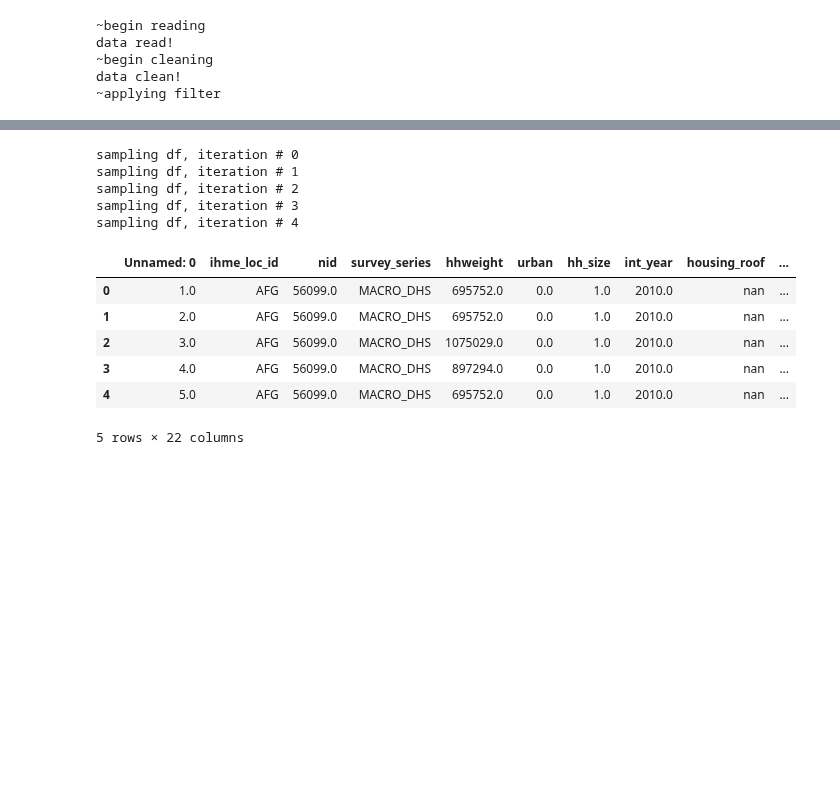
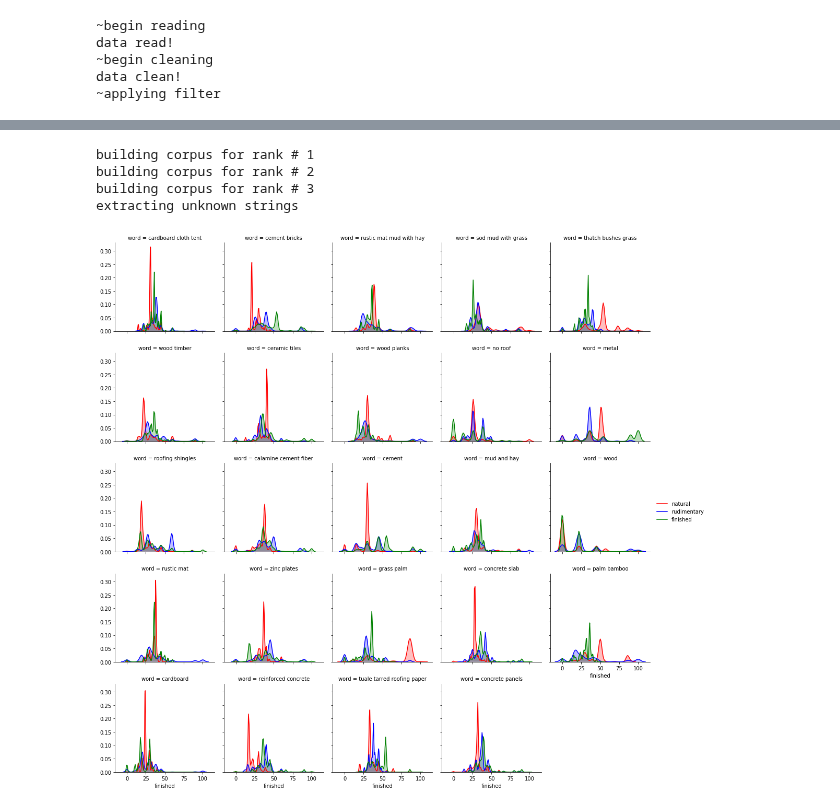
Before and after one commit to rfcai/hpc-housing-quality, a Jupyter notebook: hp_classify/sandbox.ipynb, the cells around one changed output, grey strips where cells are left out. Cells and saved outputs as stored; diff of their text form; code cells hidden in the pictures; blank space fills up the shorter version.

```diff
--- a/hp_classify/sandbox.ipynb
+++ b/hp_classify/sandbox.ipynb
@@ -91,18 +56,0 @@ KeyError: 'train'
-# %%
-train_list = cv.cv_censor_col(df_clean, 'housing_roof_rank', .2, 'N', 5)
-# %% [output]
-sampling df, iteration # 0
-sampling df, iteration # 1
-sampling df, iteration # 2
-sampling df, iteration # 3
-sampling df, iteration # 4
-# %%
-train_list[1].head(5)
-# %% [output]
-|  | Unnamed: 0 | ihme_loc_id | nid | survey_series | hhweight | urban | hh_size | int_year | housing_roof | ... |
-| 0 | 1.0 | AFG | 56099.0 | MACRO_DHS | 695752.0 | 0.0 | 1.0 | 2010.0 | nan | ... |
-| 1 | 2.0 | AFG | 56099.0 | MACRO_DHS | 695752.0 | 0.0 | 1.0 | 2010.0 | nan | ... |
-| 2 | 3.0 | AFG | 56099.0 | MACRO_DHS | 1075029.0 | 0.0 | 1.0 | 2010.0 | nan | ... |
-| 3 | 4.0 | AFG | 56099.0 | MACRO_DHS | 897294.0 | 0.0 | 1.0 | 2010.0 | nan | ... |
-| 4 | 5.0 | AFG | 56099.0 | MACRO_DHS | 695752.0 | 0.0 | 1.0 | 2010.0 | nan | ... |
-5 rows × 22 columns
@@ -113,0 +57,20 @@ df.housing_roof.unique().tolist()
+# %%
+str_list, idk_strings = build_corpus(train_list[1], 'housing_roof_rank', 'housing_roof', ['1', '2', '3'])
+# %% [output]
+building corpus for rank # 1
+building corpus for rank # 2
+building corpus for rank # 3
+extracting unknown strings
+# %%
+g = sns.FacetGrid(distrib, col="word", col_wrap=5, height=3)
+
+var_list=['natural', 'rudimentary', 'finished']
+color_list={'natural':'r', 'rudimentary':'b', 'finished':'g'}
+variant = ""
+
+for var in var_list:
+    ('plotting...', var)
+    g = g.map(sns.kdeplot, var+variant, shade=True, color=color_list[var])
+g = g.add_legend()
+# %% [output]
+[figure, added]
```
Also changed, not shown: parts of 13 cells of this notebook.
